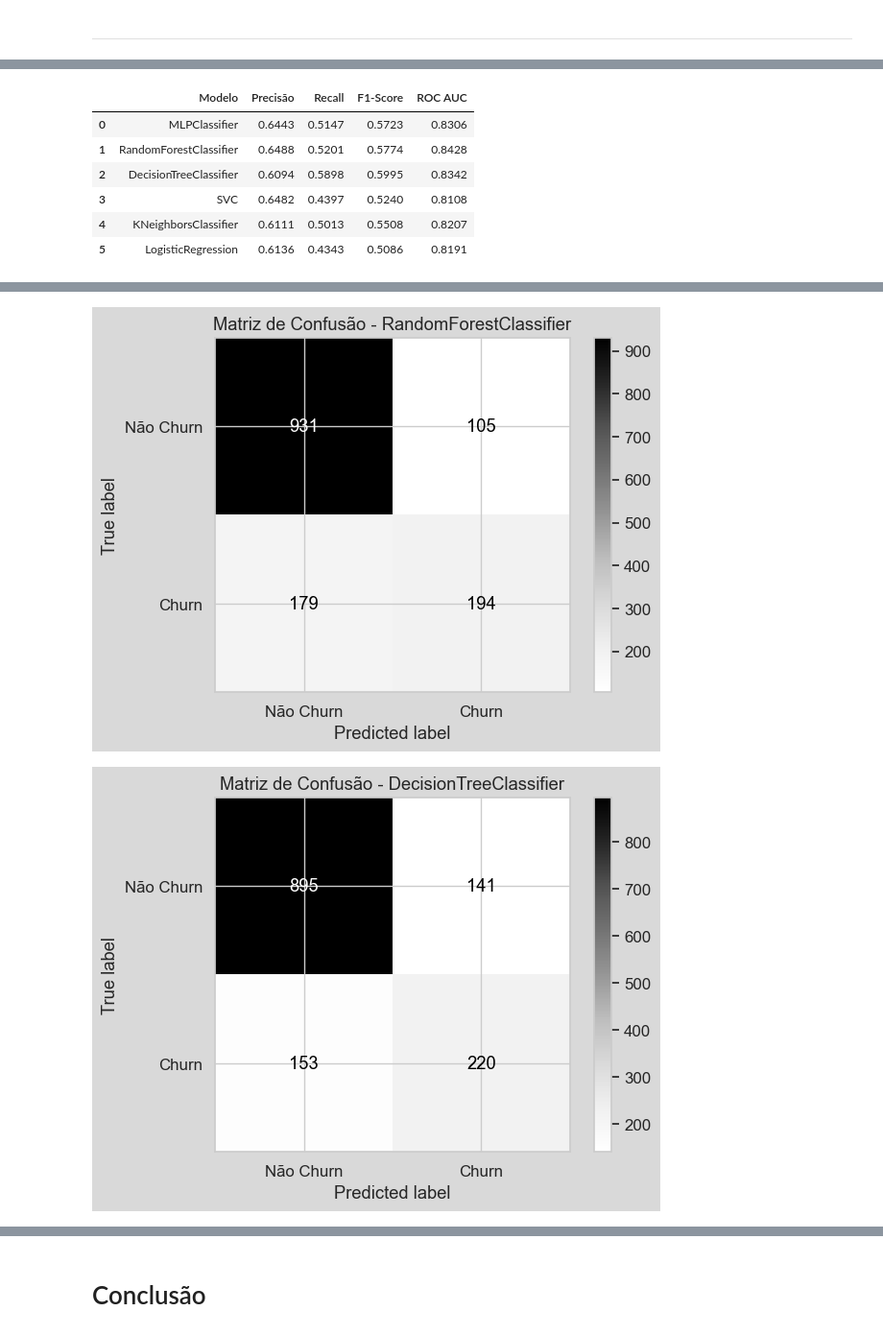
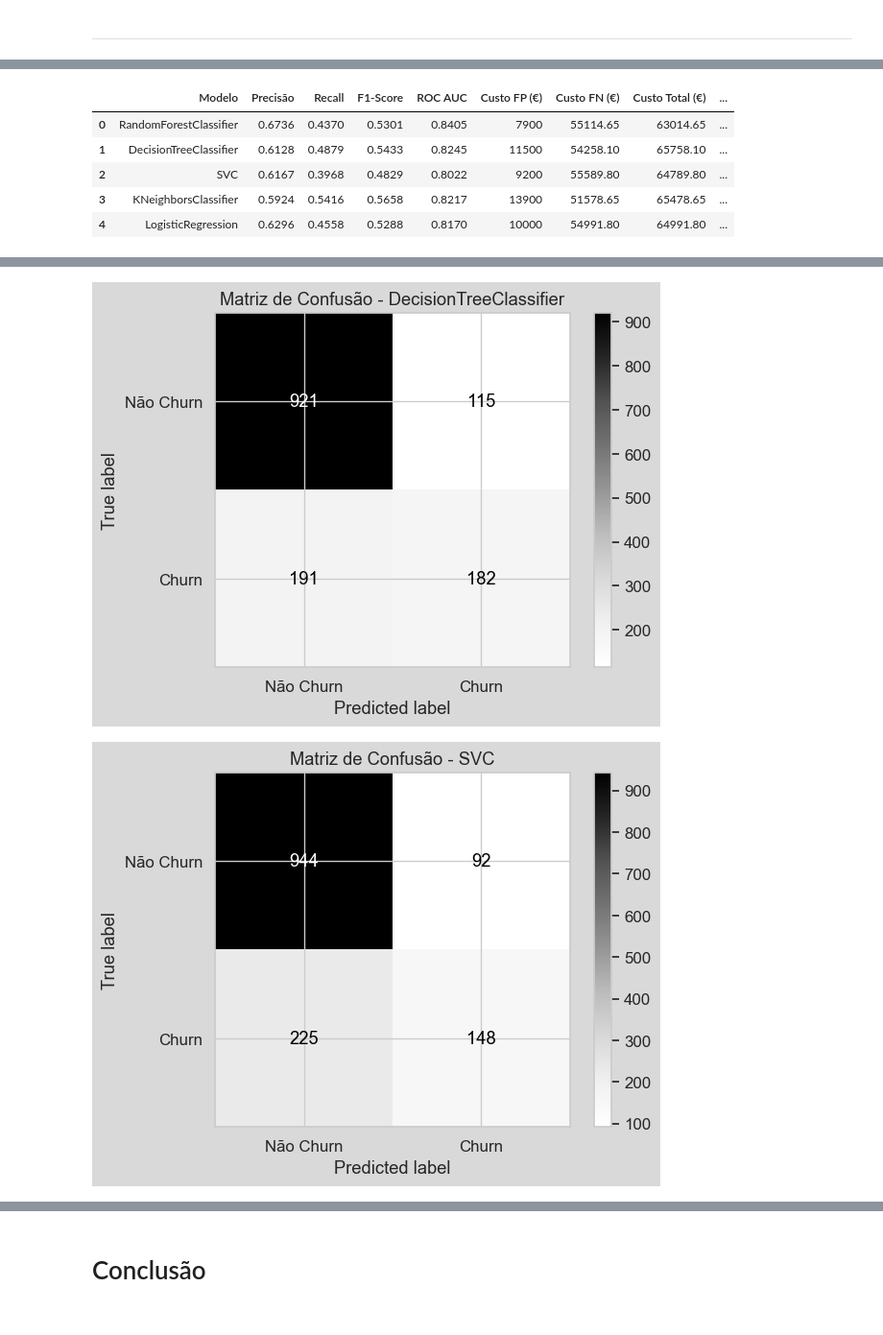
Before and after one commit to pereiranuno/telecom_customer_churn, a Jupyter notebook: customer_churn.ipynb, the cells around one changed output, grey strips where cells are left out. Shown at 96% size. Cells and saved outputs as stored; diff of their text form; code cells hidden in the pictures.

```diff
--- a/customer_churn.ipynb
+++ b/customer_churn.ipynb
@@ -397,0 +384,9 @@ df_categorical_preprocessed
+# %%
+collumns_to_convert = ['Contract']
+data_numeric_months_collumns = preprocess_months_cols_num(df_categorical_preprocessed, collumns_to_convert)
+
+# Concatenar o resultado ao DataFrame original
+df_categorical_preprocessed.update(data_numeric_months_collumns)
+
+
+df_categorical_preprocessed
@@ -601,3 +632,7 @@ sns.heatmap(df_transformed.corr().abs(), annot=True, cmap = "Greys",ax=ax, mask
 # %% [output]
 <Axes: >
 [figure]
+# %%
+data.update(df_transformed)
+
+data.head(5)
@@ -604,5 +646,5 @@ sns.heatmap(df_transformed.corr().abs(), annot=True, cmap = "Greys",ax=ax, mask
 # %%
-X_train, X_test, y_train, y_test = split_data(df_transformed, target_column='Churn', test_size=0.2, seed=SEED, sample_fraction=1)
+X_train, X_test, y_train, y_test = split_data(df_transformed, target_column='Churn', test_size=0.2, seed=SEED, sample_fraction=0.5)
 # %%
 def train_models_with_gridsearch(models_and_params, X_train, y_train, X_test, y_test, cv=5):
     """
@@ -1197,7 +1183,6 @@ ann_optimized
 ----
 # %%
 models_and_params = [
-   ann_optimized,
    random_forest_optimized,
    decision_tree_optimized,
    svm_optimized,
@@ -1239,9 +1230,13 @@ plot_training_time(resource_usage)
 # %%
-from sklearn.metrics import precision_score, recall_score, f1_score, roc_auc_score
-import pandas as pd
 
 # Lista para armazenar os resultados de cada modelo
 results = []
+
+
+# Calcular custo do baseline (não usar nenhum modelo → perder todos os clientes com churn real)
+baseline_indices = y_test[y_test == 1].index
+baseline_data = data.loc[baseline_indices]
+custo_baseline = (baseline_data['MonthlyCharges'] * baseline_data['Contract']).sum()
 
 # Iterar sobre os modelos em grid_search_results
 for idx, grid_search in enumerate(grid_search_results):
@@ -1269,17 +1264,41 @@ for idx, grid_search in enumerate(grid_search_results):
     f1 = f1_score(y_test, y_pred)
     roc_auc = roc_auc_score(y_test, y_proba)
 
+
+
+
+    cm = confusion_matrix(y_test, y_pred)
+    tn, fp, fn, tp = cm.ravel()
+
+    # # Índices dos Falsos Negativos
+    fn_indices = (y_test == 1) & (y_pred == 0)
+
+    # # Subconjunto de clientes FN com Contract em meses
+    fn_data = data.loc[y_test[fn_indices].index]
+    custo_fn = (fn_data['MonthlyCharges'] * fn_data['Contract']).sum()
+
+    # # Custo total com Falsos Positivos
+    custo_fp_total = fp * FP_COST
+
+    # # Custo total do modelo
+    custo_total = custo_fp_total + custo_fn
+
+
+
     # Guardar os resultados
     results.append({
         "Modelo": model_name,
         "Precisão": round(precision, 4),
         "Recall": round(recall, 4),
         "F1-Score": round(f1, 4),
-        "ROC AUC": round(roc_auc, 4)
+        "ROC AUC": round(roc_auc, 4),
+        "Custo FP (€)": round(custo_fp_total, 2),
+        "Custo FN (€)": round(custo_fn, 2),
+        "Custo Total (€)": round(custo_total, 2),
+        "Custo Base (€)": round(custo_baseline, 2),
+        "Poupança (€)": round(custo_baseline - custo_total, 2)
     })
 
-
-    cm = confusion_matrix(y_test, y_pred)
 
     # Mostrar e guardar o gráfico
     disp = ConfusionMatrixDisplay(confusion_matrix=cm, display_labels=["Não Churn", "Churn"])
@@ -1290,10 +1309,9 @@ for idx, grid_search in enumerate(grid_search_results):
 results_df = pd.DataFrame(results)
 results_df
 # %% [output]
-|  | Modelo | Precisão | Recall | F1-Score | ROC AUC |
-| 0 | MLPClassifier | 0.6443 | 0.5147 | 0.5723 | 0.8306 |
-| 1 | RandomForestClassifier | 0.6488 | 0.5201 | 0.5774 | 0.8428 |
-| 2 | DecisionTreeClassifier | 0.6094 | 0.5898 | 0.5995 | 0.8342 |
-| 3 | SVC | 0.6482 | 0.4397 | 0.5240 | 0.8108 |
-| 4 | KNeighborsClassifier | 0.6111 | 0.5013 | 0.5508 | 0.8207 |
-| 5 | LogisticRegression | 0.6136 | 0.4343 | 0.5086 | 0.8191 |
+|  | Modelo | Precisão | Recall | F1-Score | ROC AUC | Custo FP (€) | Custo FN (€) | Custo Total (€) | ... |
+| 0 | RandomForestClassifier | 0.6736 | 0.4370 | 0.5301 | 0.8405 | 7900 | 55114.65 | 63014.65 | ... |
+| 1 | DecisionTreeClassifier | 0.6128 | 0.4879 | 0.5433 | 0.8245 | 11500 | 54258.10 | 65758.10 | ... |
+| 2 | SVC | 0.6167 | 0.3968 | 0.4829 | 0.8022 | 9200 | 55589.80 | 64789.80 | ... |
+| 3 | KNeighborsClassifier | 0.5924 | 0.5416 | 0.5658 | 0.8217 | 13900 | 51578.65 | 65478.65 | ... |
+| 4 | LogisticRegression | 0.6296 | 0.4558 | 0.5288 | 0.8170 | 10000 | 54991.80 | 64991.80 | ... |
@@ -1301,2 +1319,2 @@ results_df
-[figure, old version]
+[figure, new version]
-[figure, old version]
+[figure, new version]
```
Also changed, not shown: parts of 47 cells of this notebook.
